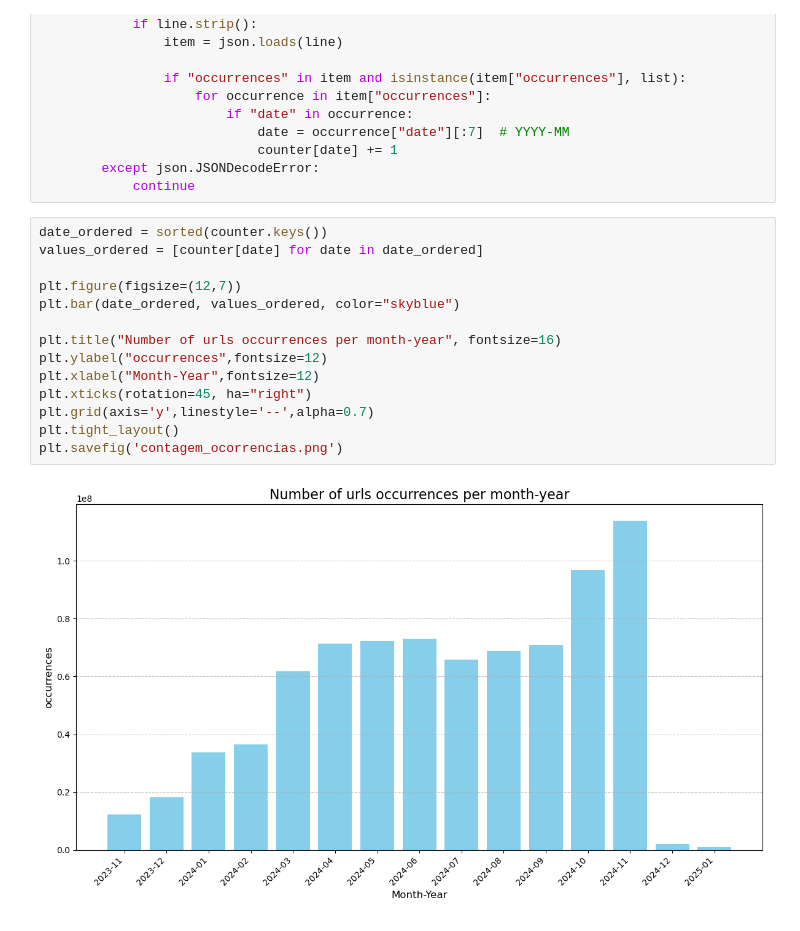
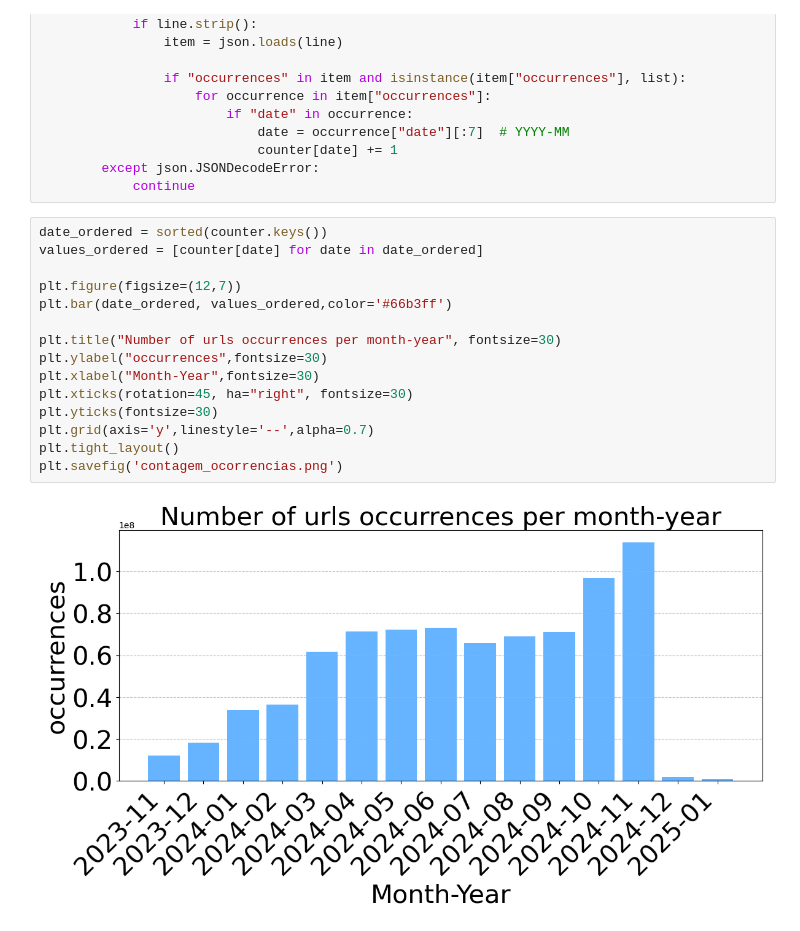
Before and after one commit to MateusoBrito/US-Election-On-Telegram, a Jupyter notebook: notebooks/05_Links.ipynb, the cells around one changed output. Drawn from its saved outputs; the diff is of its cells as text.

```diff
--- a/notebooks/05_Links.ipynb
+++ b/notebooks/05_Links.ipynb
@@ -455,16 +455,17 @@ with gzip.open(file_path, "rt", encoding="utf-8") as f:
 # %%
 date_ordered = sorted(counter.keys())
 values_ordered = [counter[date] for date in date_ordered]
 
 plt.figure(figsize=(12,7))
-plt.bar(date_ordered, values_ordered, color="skyblue")
+plt.bar(date_ordered, values_ordered,color='#66b3ff')
 
-plt.title("Number of urls occurrences per month-year", fontsize=16)
-plt.ylabel("occurrences",fontsize=12)
-plt.xlabel("Month-Year",fontsize=12)
-plt.xticks(rotation=45, ha="right")
+plt.title("Number of urls occurrences per month-year", fontsize=30)
+plt.ylabel("occurrences",fontsize=30)
+plt.xlabel("Month-Year",fontsize=30)
+plt.xticks(rotation=45, ha="right", fontsize=30)
+plt.yticks(fontsize=30)
 plt.grid(axis='y',linestyle='--',alpha=0.7)
 plt.tight_layout()
 plt.savefig('contagem_ocorrencias.png')
 # %% [output]
-[figure, old version]
+[figure, new version]
```
Also changed, not shown: parts of 4 cells of this notebook, 36 other files.
